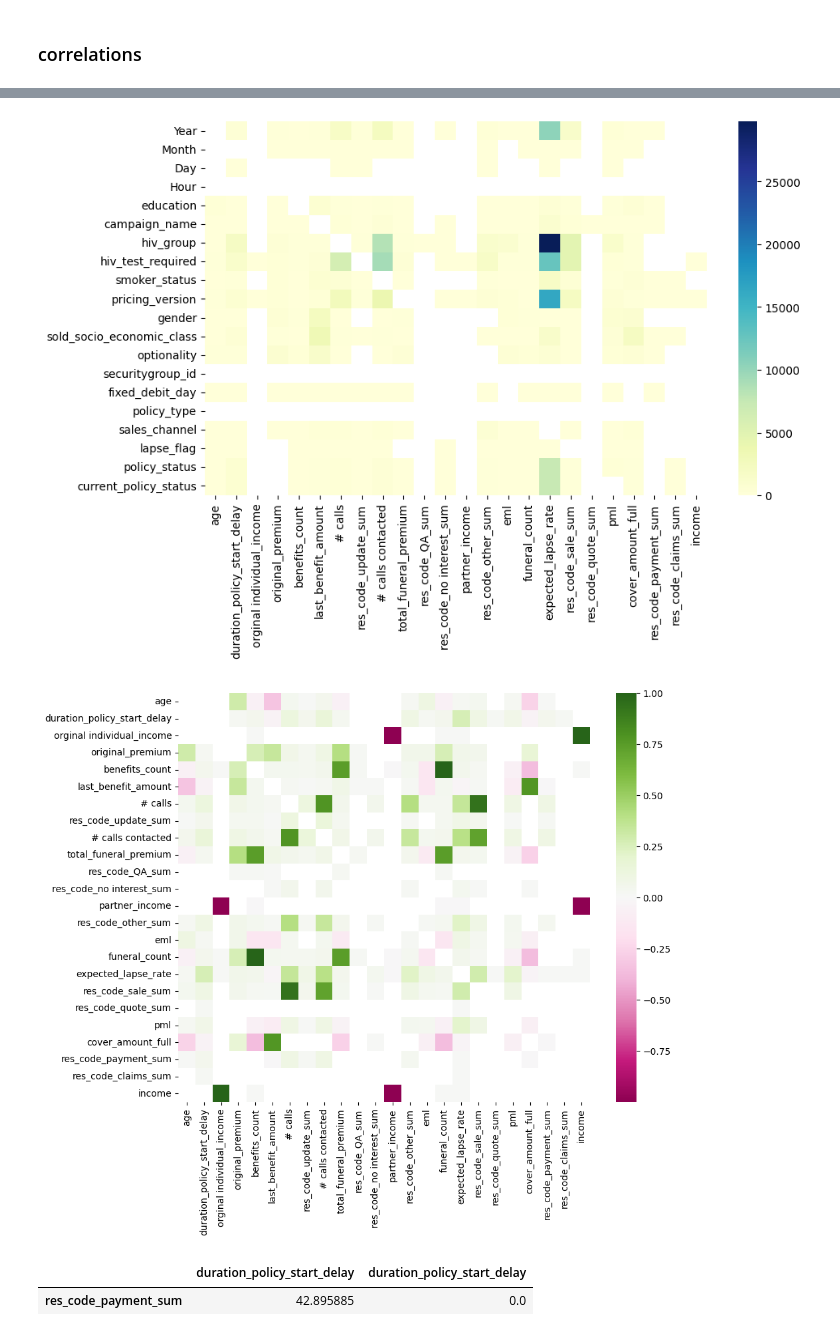
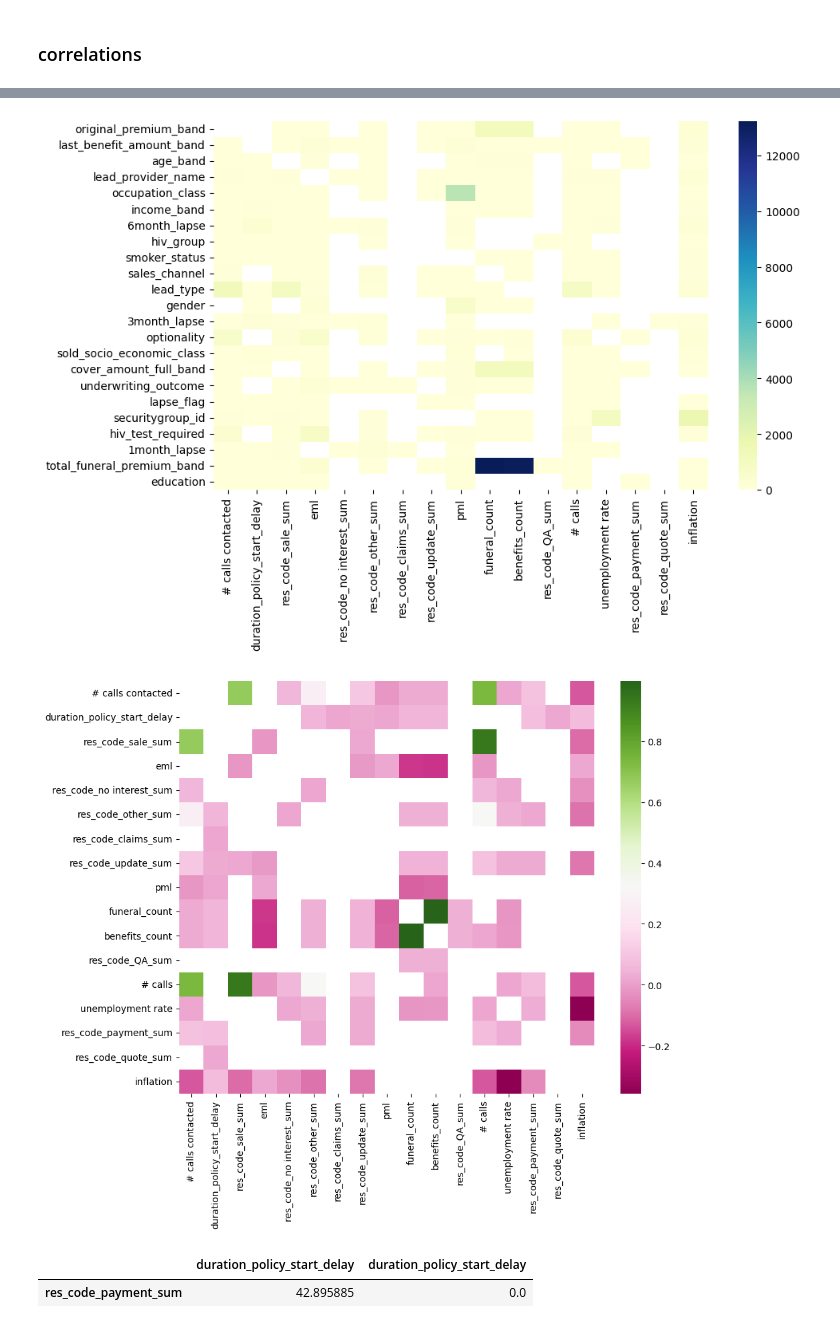
Before and after one commit to Christine-H-code/LapseRate_modeling, a Jupyter notebook: EDA.ipynb, the cells around one changed output, grey strips where cells are left out. Drawn from its saved outputs; the diff is of its cells as text; code cells hidden in the pictures.

```diff
--- a/EDA.ipynb
+++ b/EDA.ipynb
@@ -1070,15 +1095,20 @@ Index(['duration_policy_start_delay', 'securitygroup_id', 'lapse_flag', 'Hour',
       dtype='object')
 # %%
-cat_plot=inception_analysis.significant_corr.loc[[ 'Year', 'Month', 'Day', 'Hour','education',
-       'campaign_name', 'hiv_group','hiv_test_required', 'smoker_status',
-       'pricing_version',  'gender', 'sold_socio_economic_class', 'optionality',
-       'securitygroup_id',
-       'fixed_debit_day', 'policy_type', 'sales_channel','lapse_flag','policy_status', 'current_policy_status']
-       ,['Year', 'Month', 'Day', 'Hour','education',
-       'campaign_name', 'hiv_group','hiv_test_required', 'smoker_status',
-       'pricing_version',  'gender', 'sold_socio_economic_class', 'optionality',
-       'securitygroup_id',
-       'fixed_debit_day', 'policy_type', 'sales_channel','lapse_flag','policy_status', 'current_policy_status']].applymap(
+num_cols=[ '# calls contacted',
+       'duration_policy_start_delay', 'res_code_sale_sum', 'eml',
+       'res_code_no interest_sum', 'res_code_other_sum', 'res_code_claims_sum',
+       'res_code_update_sum', 'pml', 'funeral_count', 'benefits_count',
+       'res_code_QA_sum', '# calls', 'unemployment rate',
+       'res_code_payment_sum', 'res_code_quote_sum', 'inflation']
+cat_cols=['original_premium_band', 'last_benefit_amount_band', 'age_band',
+       'lead_provider_name', 'occupation_class', 'income_band', '6month_lapse',
+       'hiv_group', 'smoker_status', 'sales_channel', 'lead_type', 'gender',
+       '3month_lapse', 'optionality', 'sold_socio_economic_class',
+       'cover_amount_full_band', 'underwriting_outcome', 'lapse_flag',
+       'securitygroup_id', 'hiv_test_required', '1month_lapse',
+       'total_funeral_premium_band', 'education']
+
+cat_plot=inception_analysis.significant_corr.loc[cat_cols,cat_cols].applymap(
     lambda x: np.nan if (isinstance(x, float) and pd.isnull(x))
     else (np.nan if not isinstance(x, (list, np.ndarray))
           else (x[0] if len(x) > 0 else np.nan)))
@@ -1091,18 +1121,5 @@ plt.show()
 # %%
-cat_num_plot=inception_analysis.significant_corr.loc[[ 'Year', 'Month', 'Day', 'Hour','education',
-       'campaign_name', 'hiv_group','hiv_test_required', 'smoker_status',
-       'pricing_version',  'gender', 'sold_socio_economic_class', 'optionality',
-       'securitygroup_id',
-       'fixed_debit_day', 'policy_type', 'sales_channel','lapse_flag','policy_status', 'current_policy_status']
-       ,['age',
-       'duration_policy_start_delay',  'orginal individual_income', 'original_premium',
-       'benefits_count', 'last_benefit_amount', '# calls',
-       'res_code_update_sum', '# calls contacted', 'total_funeral_premium',
-       'res_code_QA_sum', 'res_code_no interest_sum', 'partner_income',
-       'res_code_other_sum', 'eml',
-       'funeral_count', 'expected_lapse_rate', 'res_code_sale_sum',
-       'res_code_quote_sum', 'pml', 'cover_amount_full',
-       'res_code_payment_sum', 'res_code_claims_sum', 'income']].applymap(
+cat_num_plot=inception_analysis.significant_corr.loc[cat_cols,num_cols].applymap(
     lambda x: np.nan if (isinstance(x, float) and pd.isnull(x))
     else (np.nan if not isinstance(x, (list, np.ndarray))
           else (x[0] if len(x) > 0 else np.nan)))
@@ -1111,34 +1128,18 @@ plt.figure(figsize=(10, 6))
 sns.heatmap(cat_num_plot, cmap="YlGnBu")
 plt.show()
 # %% [output]
-[figure, old version]
+[figure, new version]
 # %%
-num_plot=inception_analysis.significant_corr.loc[['age',
-       'duration_policy_start_delay',  'orginal individual_income', 'original_premium',
-       'benefits_count', 'last_benefit_amount', '# calls',
-       'res_code_update_sum', '# calls contacted', 'total_funeral_premium',
-       'res_code_QA_sum', 'res_code_no interest_sum', 'partner_income',
-       'res_code_other_sum', 'eml',
-       'funeral_count', 'expected_lapse_rate', 'res_code_sale_sum',
-       'res_code_quote_sum', 'pml', 'cover_amount_full',
-       'res_code_payment_sum', 'res_code_claims_sum', 'income'],['age',
-       'duration_policy_start_delay',  'orginal individual_income', 'original_premium',
-       'benefits_count', 'last_benefit_amount', '# calls',
-       'res_code_update_sum', '# calls contacted', 'total_funeral_premium',
-       'res_code_QA_sum', 'res_code_no interest_sum', 'partner_income',
-       'res_code_other_sum', 'eml',
-       'funeral_count', 'expected_lapse_rate', 'res_code_sale_sum',
-       'res_code_quote_sum', 'pml', 'cover_amount_full',
-       'res_code_payment_sum', 'res_code_claims_sum', 'income']].applymap(
+num_plot=inception_analysis.significant_corr.loc[num_cols,num_cols].applymap(
     lambda x: (np.nan if pd.isnull(x) else x) if (isinstance(x, float))
     else (np.nan if not isinstance(x, (list, np.ndarray))
           else (x[0] if len(x) > 0 else np.nan)))
 np.fill_diagonal(num_plot.values, np.nan)
 plt.figure(figsize=(10, 8))
 sns.heatmap(num_plot, cmap="PiYG")
 plt.show()
 # %% [output]
-[figure, old version]
+[figure, new version]
 # %%
 inception_analysis.significant_corr.loc[[
        'res_code_payment_sum'],['duration_policy_start_delay']]
```
Also changed, not shown: parts of 13 cells of this notebook.
